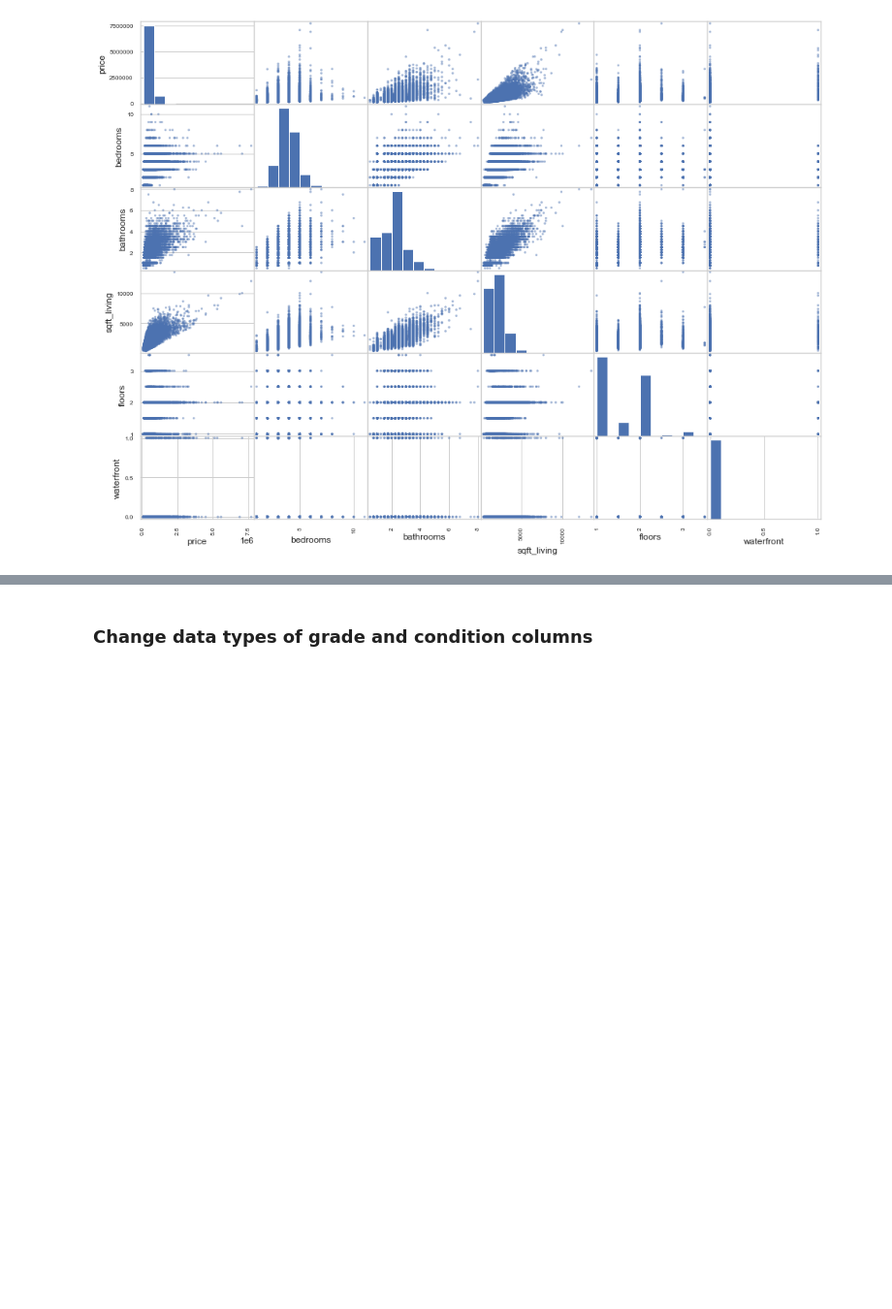
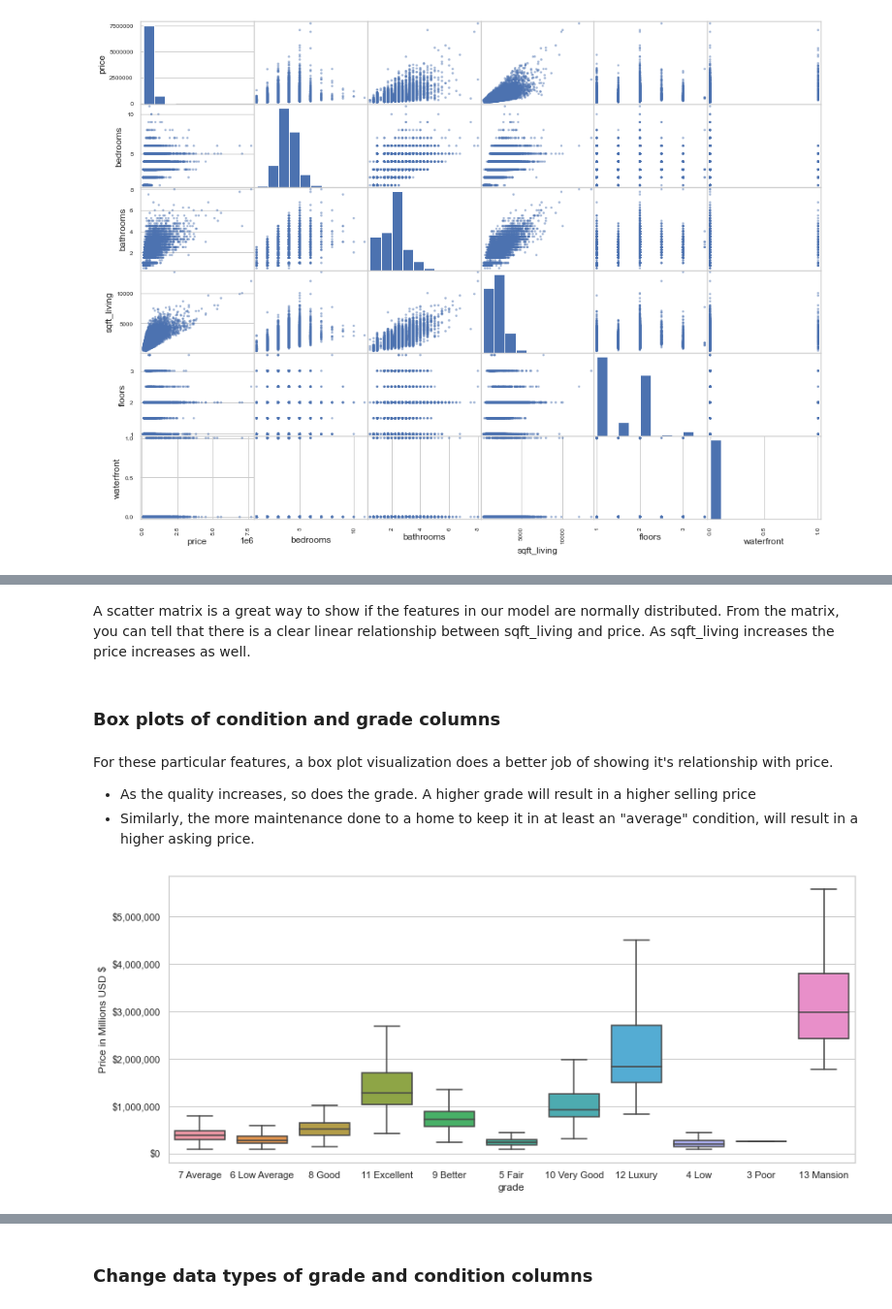
Before and after one commit to MHolthouser1024/Phase-2-housing-project, a Jupyter notebook: Final_Notebook.ipynb, the cells around one changed output, grey strips where cells are left out. Shown at 97% size. Drawn from its saved outputs; the diff is of its cells as text; code cells hidden in the pictures; blank space fills up the shorter version.

```diff
--- a/Final_Notebook.ipynb
+++ b/Final_Notebook.ipynb
@@ -282,0 +272,21 @@ for c in kchd.columns:
+# %% [markdown]
+A scatter matrix is a great way to show if the features in our model are normally distributed. From the matrix, you can tell that there is a clear linear relationship between sqft_living and price. As sqft_living increases the price increases as well.
+# %% [markdown]
+### Box plots of condition and grade columns
+# %% [markdown]
+For these particular features, a box plot visualization does a better job of showing it's relationship with price.
+- As the quality increases, so does the grade. A higher grade will result in a higher selling price
+- Similarly, the more maintenance done to a home to keep it in at least an "average" condition, will result in a higher asking price.
+# %%
+# Create bar chart of the grade column
+plt.figure(figsize=(14,6))
+
+ax = sns.boxplot(x='grade', y='price', showfliers=False, data=kchd)
+ax.set(ylabel='Price in Millions USD $')
+# Use automatic StrMethodFormatter
+ax.yaxis.set_major_formatter(mpl.ticker.StrMethodFormatter('${x:,.0f}'))
+
+
+plt.show()
+# %% [output]
+[figure, added]
```
Also changed, not shown: parts of 11 cells of this notebook.
